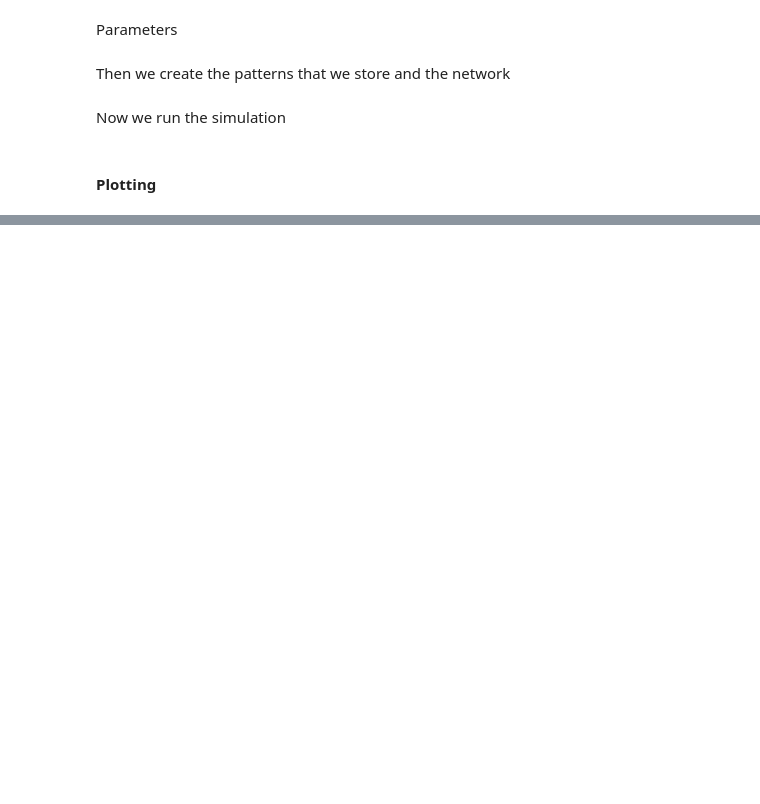
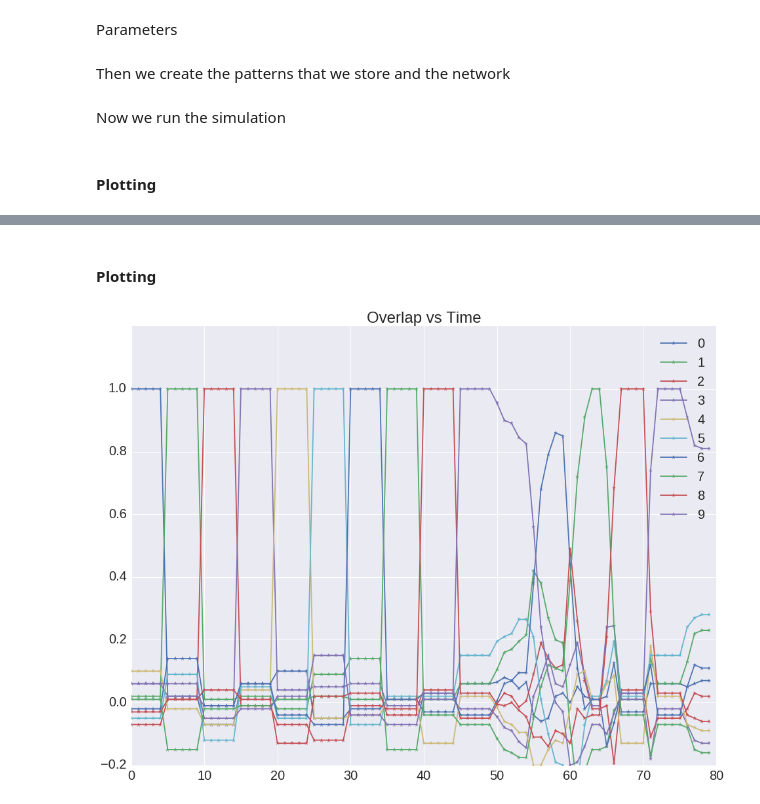
Before and after one commit to h-mayorquin/hopfield_sequences, a Jupyter notebook: notebooks/2016-12-14(Sequences with synchronous update).ipynb, the cells around one changed output, grey strips where cells are left out. Drawn from its saved outputs; the diff is of its cells as text; code cells hidden in the pictures; blank space fills up the shorter version.

```diff
--- a/notebooks/2016-12-14(Sequences with synchronous update).ipynb
+++ b/notebooks/2016-12-14(Sequences with synchronous update).ipynb
@@ -62,0 +68,27 @@ plt.show()
+# %%
+nn = HopfieldSequence(n_dim=n_dim, tau=tau, g_delay=2.0, T=T, prng=prng)
+nn.train(list_of_patterns, normalize=True)
+nn.train_delays(list_of_patterns_sequence, normalize=True)
+# %%
+N = 80
+
+nn.s = np.copy(list_of_patterns[0])
+history = np.zeros((N, n_store))
+for i in range(N):
+    nn.update_async_random_sequence()
+    history[i, :] = nn.calculate_overlap()
+# %% [markdown]
+#### Plotting
+# %%
+fig = plt.figure(figsize=(16, 12))
+ax = fig.add_subplot(111)
+
+for index, overlap in enumerate(history.T):
+    ax.plot(overlap, '-*', label=str(index))
+
+ax.set_ylim([-0.2, 1.2])
+ax.set_title('Overlap vs Time')
+ax.legend()
+plt.show()
+# %% [output]
+[figure, added]
```
Also changed, not shown: parts of 5 cells of this notebook.
